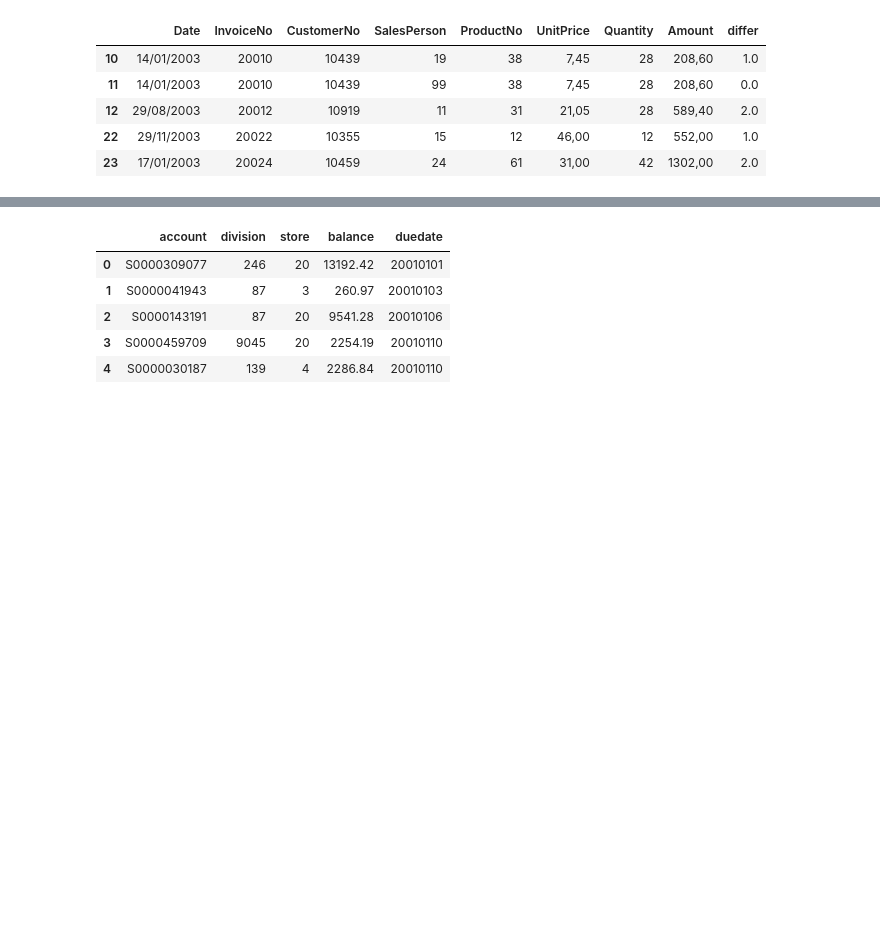
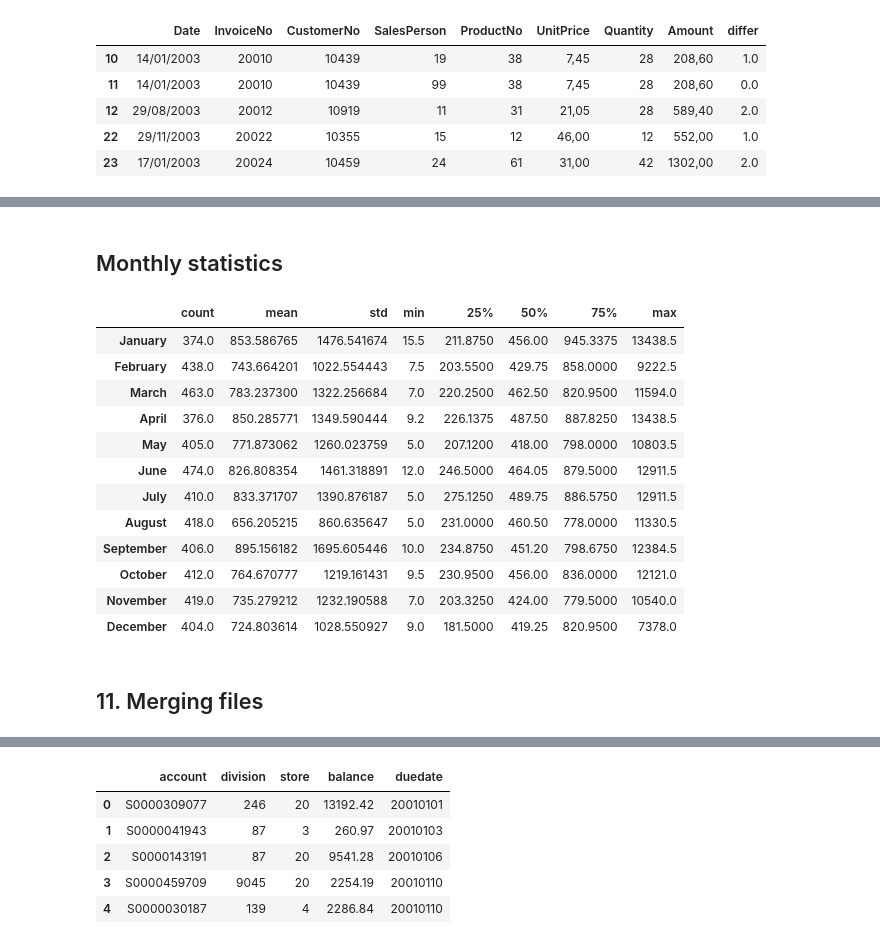
Before and after one commit to WilliamMassalino/Auditoria, a Jupyter notebook: Análises_e_Testes_Comuns_da_auditoria_utilizando_Python/Notebook/Common_analysis_and_tests_in_audit_using_python.ipynb, the cells around one changed output, grey strips where cells are left out. Cells and saved outputs as stored; diff of their text form; code cells hidden in the pictures; blank space fills up the shorter version.

```diff
--- a/Análises_e_Testes_Comuns_da_auditoria_utilizando_Python/Notebook/Common_analysis_and_tests_in_audit_using_python.ipynb
+++ b/Análises_e_Testes_Comuns_da_auditoria_utilizando_Python/Notebook/Common_analysis_and_tests_in_audit_using_python.ipynb
@@ -626,2 +620,2 @@ invoices.head()
 # %%
-agregado = invoices.groupby('Mes')['Amount'].mean()
+aggregation = invoices.groupby('Month')['Amount'].mean()
@@ -681,0 +622,12 @@ Com base nas informações contidas naquele documento, a importação dos dados
+# %%
+# Dictionary to map the names of the months to numbers
+month_to_number = {
+    "January": 1, "February": 2, "March": 3, "April": 4, "May": 5, "June": 6,
+    "July": 7, "August": 8, "September": 9, "October": 10, "November": 11, "December": 12
+}
+
+# Map the names of the months to numbers
+aggregation.index = pd.Categorical(aggregation.index, categories=month_to_number.keys(), ordered=True)
+
+# Sorting
+aggregation = aggregation.sort_index()
@@ -681,0 +650,22 @@ Com base nas informações contidas naquele documento, a importação dos dados
+# %% [markdown]
+## Monthly statistics
+# %%
+statistics = invoices.groupby('Month')['Amount'].describe()
+statistics.index = pd.Categorical(aggregation.index, categories=month_to_number.keys(), ordered=True)
+statistics
+# %% [output]
+|  | count | mean | std | min | 25% | 50% | 75% | max |
+| January | 374.0 | 853.586765 | 1476.541674 | 15.5 | 211.8750 | 456.00 | 945.3375 | 13438.5 |
+| February | 438.0 | 743.664201 | 1022.554443 | 7.5 | 203.5500 | 429.75 | 858.0000 | 9222.5 |
+| March | 463.0 | 783.237300 | 1322.256684 | 7.0 | 220.2500 | 462.50 | 820.9500 | 11594.0 |
+| April | 376.0 | 850.285771 | 1349.590444 | 9.2 | 226.1375 | 487.50 | 887.8250 | 13438.5 |
+| May | 405.0 | 771.873062 | 1260.023759 | 5.0 | 207.1200 | 418.00 | 798.0000 | 10803.5 |
+| June | 474.0 | 826.808354 | 1461.318891 | 12.0 | 246.5000 | 464.05 | 879.5000 | 12911.5 |
+| July | 410.0 | 833.371707 | 1390.876187 | 5.0 | 275.1250 | 489.75 | 886.5750 | 12911.5 |
+| August | 418.0 | 656.205215 | 860.635647 | 5.0 | 231.0000 | 460.50 | 778.0000 | 11330.5 |
+| September | 406.0 | 895.156182 | 1695.605446 | 10.0 | 234.8750 | 451.20 | 798.6750 | 12384.5 |
+| October | 412.0 | 764.670777 | 1219.161431 | 9.5 | 230.9500 | 456.00 | 836.0000 | 12121.0 |
+| November | 419.0 | 735.279212 | 1232.190588 | 7.0 | 203.3250 | 424.00 | 779.5000 | 10540.0 |
+| December | 404.0 | 724.803614 | 1028.550927 | 9.0 | 181.5000 | 419.25 | 820.9500 | 7378.0 |
+# %% [markdown]
+## 11. Merging files
```
Also changed, not shown: parts of 135 cells of this notebook.
